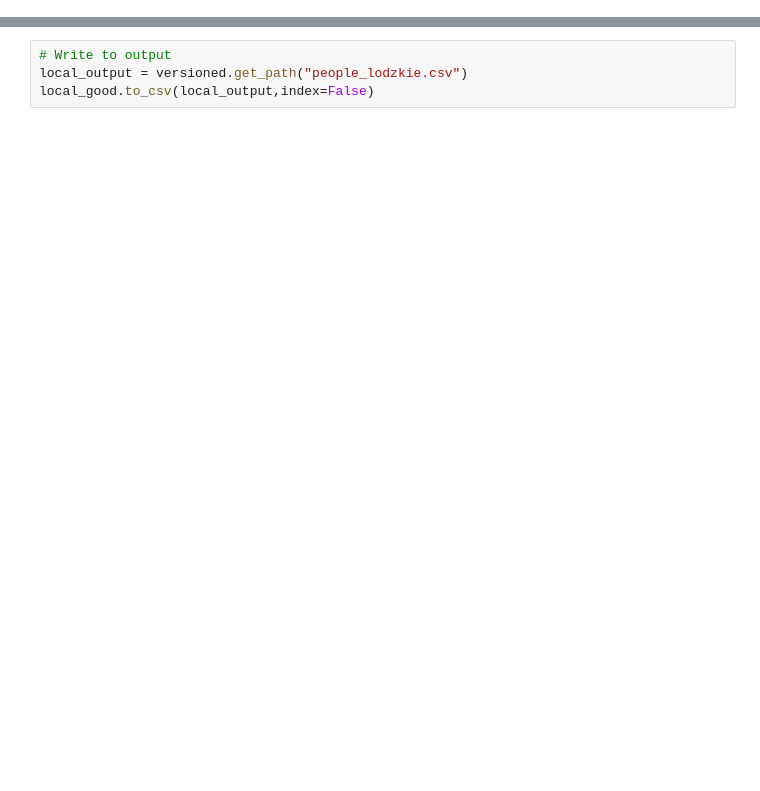
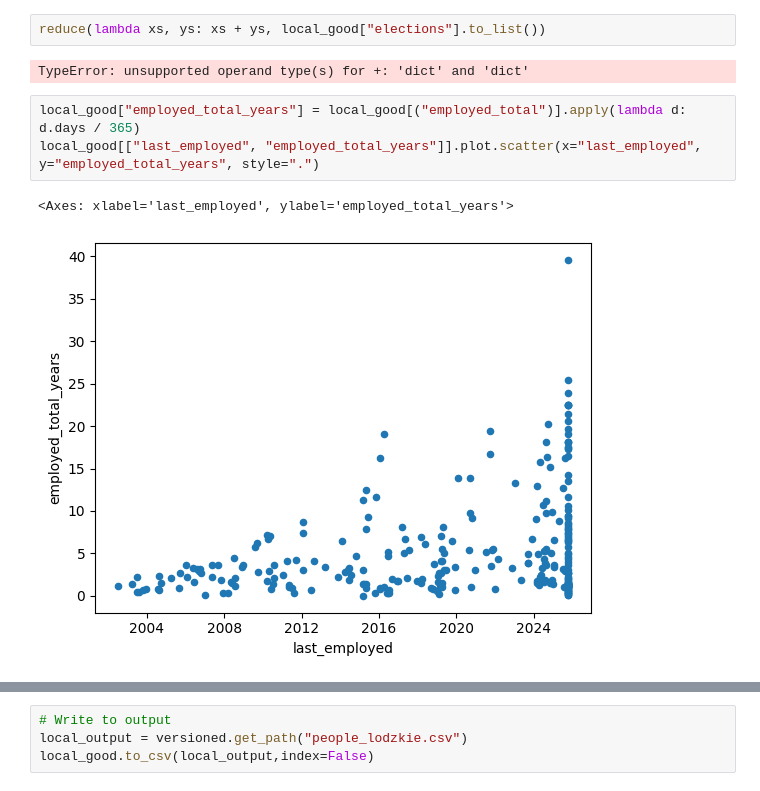
Before and after one commit to SzymonPajzert/koryta, a Jupyter notebook: data/scrapers/src/analysis/notebooks/People's regions.ipynb, the cells around one changed output, grey strips where cells are left out. Cells and saved outputs as stored; diff of their text form; blank space fills up the shorter version.

Commit message:
Graph employment duration and recency of the employment

```diff
--- a/data/scrapers/src/analysis/notebooks/People's regions.ipynb
+++ b/data/scrapers/src/analysis/notebooks/People's regions.ipynb
@@ -20,3 +59,13 @@ pd.DataFrame(extract_companies(local_good))
+# %%
+reduce(lambda xs, ys: xs + ys, local_good["elections"].to_list())
+# %% [output]
+TypeError: unsupported operand type(s) for +: 'dict' and 'dict'
+# %%
+local_good["employed_total_years"] = local_good[("employed_total")].apply(lambda d: d.days / 365)
+local_good[["last_employed", "employed_total_years"]].plot.scatter(x="last_employed", y="employed_total_years", style=".")
+# %% [output]
+<Axes: xlabel='last_employed', ylabel='employed_total_years'>
+[figure, added]
 # %%
 plt.figure(figsize=(12, 8))
 ax = local_good["election_before_work"].apply(lambda duration: duration.days / 365).plot()
```
Also changed, not shown: parts of 6 cells of this notebook, 3 other files.
